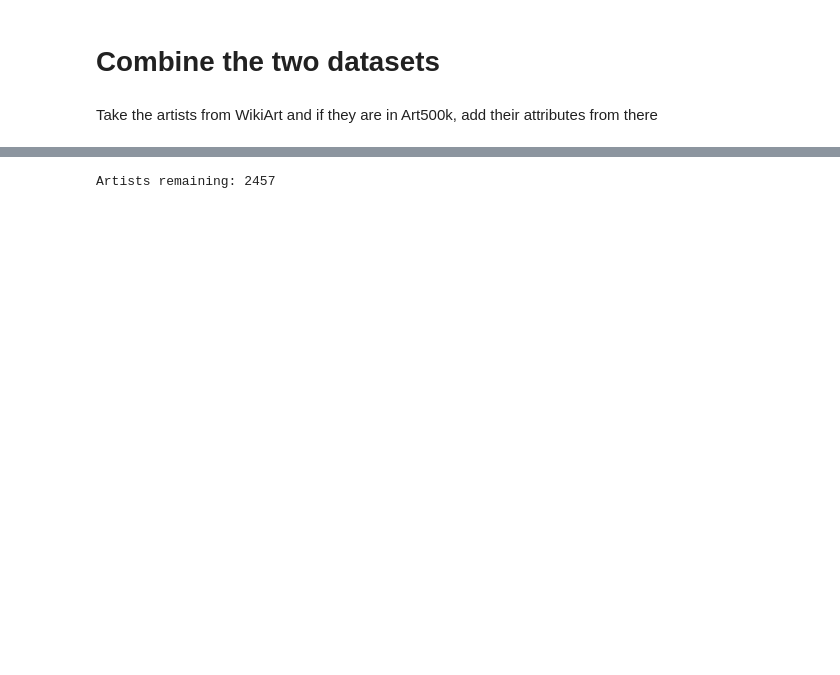
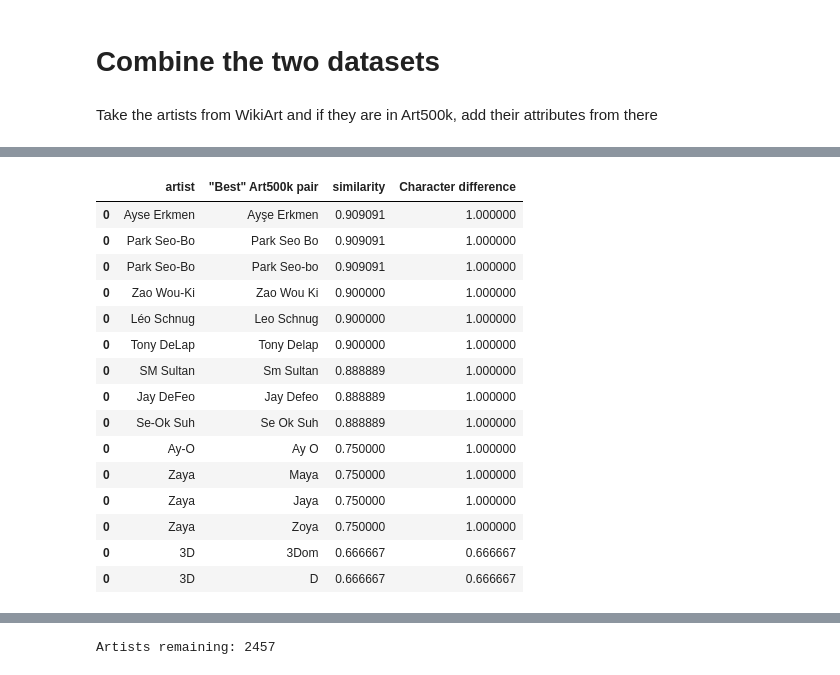
Before and after one commit to me9hanics/PainterPalette, a Jupyter notebook: datasets_notebook.ipynb, the cells around one changed output, grey strips where cells are left out. Saved outputs shown, nothing was run; the diff lists cells and outputs as text; code cells hidden in the pictures; blank space fills up the shorter version.

```diff
--- a/datasets_notebook.ipynb
+++ b/datasets_notebook.ipynb
@@ -95,5 +59,5 @@ art500k = pd.read_csv('datasets/art500k_cleaned.csv')
 # %%
-art500k_artists = pd.read_csv('datasets/art500k_artists.csv')
+art500k_artists = pd.read_csv('https://raw.githubusercontent.com/me9hanics/PainterPalette/main/datasets/art500k_artists.csv')
 art500k_artists[0:7]
 # %% [output]
 |  | artist | Nationality | PaintingSchool | ArtMovement | Influencedby | Influencedon | Pupils | Teachers | ... |
@@ -139,0 +79,4 @@ Take the artists from WikiArt and if they are in Art500k, add their attributes f
+# %%
+artists= artists_A[artists_A['artist'].isin(art500k_artists['artist'])].reset_index(drop=True)
+drop = artists_A[~(artists_A['artist'].isin(art500k_artists['artist']))]
+print("Artists remaining:", len(artists), "\n", "Artists dropped:", len(drop))
@@ -139,0 +88,10 @@ Take the artists from WikiArt and if they are in Art500k, add their attributes f
+# %%
+import difflib
+#from fuzzywuzzy import fuzz #Other possibility
+
+# Function to calculate similarity between two strings
+def similarity(s1, s2):
+    return difflib.SequenceMatcher(None, s1, s2).ratio()
+
+def similarity_difference(s1, s2):
+    return (1 - similarity(s1, s2))*len(s1)
@@ -139,0 +117,12 @@ Take the artists from WikiArt and if they are in Art500k, add their attributes f
+# %%
+drop_sims = pd.DataFrame(columns=['artist','"Best" Art500k pair','similarity', 'Character difference'])
+for painter in drop['artist']:
+    all_sims = []
+    for art500k_artist in art500k_artists['artist']:
+        similarity_score = similarity(painter, art500k_artist)
+        all_sims.append((similarity_score,(1-similarity_score)*len(painter), art500k_artist)) #Should have only added if the similarity score is at least the previous maximum. Would reduce runtime substantially.
+
+    for sims in all_sims:
+        if sims[0] == max(all_sims)[0]:
+            drop_sims = pd.concat([drop_sims, pd.DataFrame([[painter, sims[2], sims[0], sims[1]]], columns=['artist','"Best" Art500k pair','similarity', 'Character difference'])])
+drop_sims.sort_values(by=['similarity'], ascending=False)
@@ -139,0 +143,19 @@ Take the artists from WikiArt and if they are in Art500k, add their attributes f
+# %%
+drop_sims[drop_sims['Character difference'] < 1.01 ].sort_values(by=['similarity'], ascending=False)[-15:]
+# %% [output]
+|  | artist | "Best" Art500k pair | similarity | Character difference |
+| 0 | Ayse Erkmen | Ayşe Erkmen | 0.909091 | 1.000000 |
+| 0 | Park Seo-Bo | Park Seo Bo | 0.909091 | 1.000000 |
+| 0 | Park Seo-Bo | Park Seo-bo | 0.909091 | 1.000000 |
+| 0 | Zao Wou-Ki | Zao Wou Ki | 0.900000 | 1.000000 |
+| 0 | Léo Schnug | Leo Schnug | 0.900000 | 1.000000 |
+| 0 | Tony DeLap | Tony Delap | 0.900000 | 1.000000 |
+| 0 | SM Sultan | Sm Sultan | 0.888889 | 1.000000 |
+| 0 | Jay DeFeo | Jay Defeo | 0.888889 | 1.000000 |
+| 0 | Se-Ok Suh | Se Ok Suh | 0.888889 | 1.000000 |
+| 0 | Ay-O | Ay O | 0.750000 | 1.000000 |
+| 0 | Zaya | Maya | 0.750000 | 1.000000 |
+| 0 | Zaya | Jaya | 0.750000 | 1.000000 |
+| 0 | Zaya | Zoya | 0.750000 | 1.000000 |
+| 0 | 3D | 3Dom | 0.666667 | 0.666667 |
+| 0 | 3D | D | 0.666667 | 0.666667 |
```
Also changed, not shown: parts of 27 cells of this notebook.
